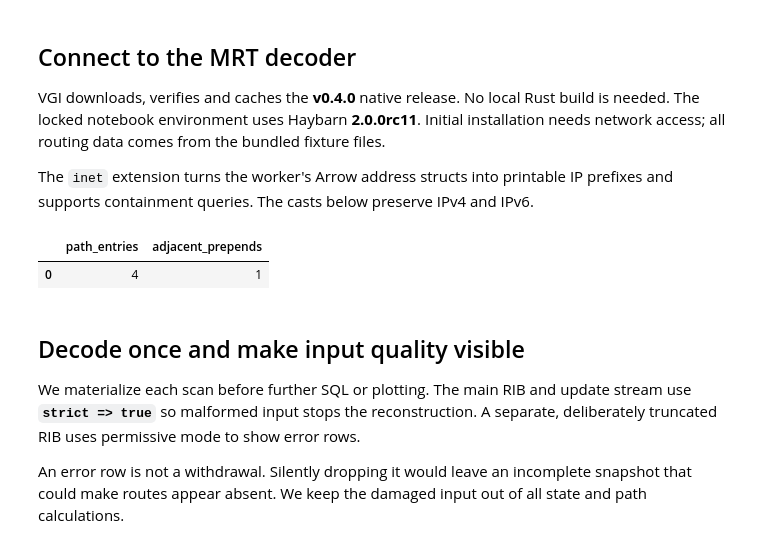
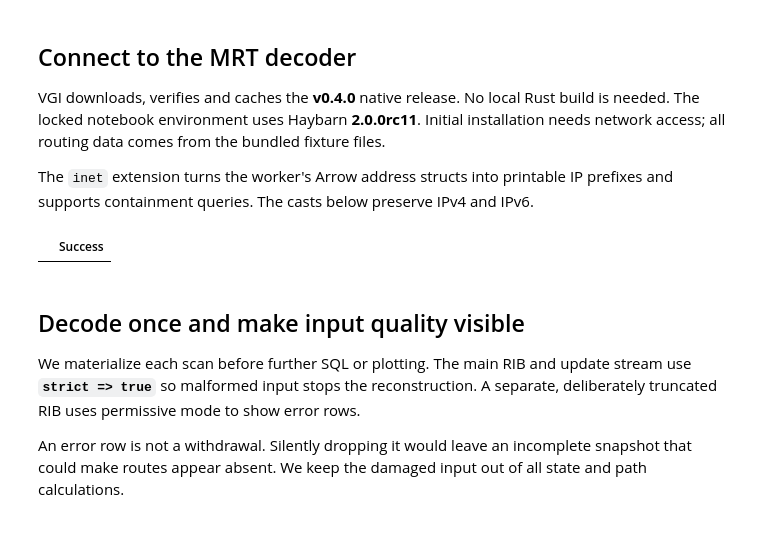
Before and after one commit to Query-farm/vgi-bgp, a Jupyter notebook: notebooks/01_a_withdrawal_belongs_to_a_peer.ipynb, the cells around one changed output. Drawn from its saved outputs; the diff is of its cells as text; code cells hidden in the pictures.

```diff
--- a/notebooks/01_a_withdrawal_belongs_to_a_peer.ipynb
+++ b/notebooks/01_a_withdrawal_belongs_to_a_peer.ipynb
@@ -78,15 +58,12 @@ prefixes and supports containment queries. The casts below preserve IPv4 and IPv
 # %%
 %%sql
 INSTALL vgi FROM community;
 LOAD vgi;
 INSTALL inet FROM core;
 LOAD inet;
 ATTACH 'bgp' (TYPE vgi, LOCATION 'github-auto://Query-farm/vgi-bgp@v0.4.0');
-SELECT bgp.main.path_length([65001, 64500, 64500, 64512]) AS path_entries,
-       bgp.main.as_path_prepends([65001, 64500, 64500, 64512]) AS adjacent_prepends;
 # %% [output]
-|  | path_entries | adjacent_prepends |
-| 0 | 4 | 1 |
+|  | Success |
 # %% [markdown]
 ## Decode once and make input quality visible
 
```
Also changed, not shown: parts of 22 cells of this notebook, 12 other files.
